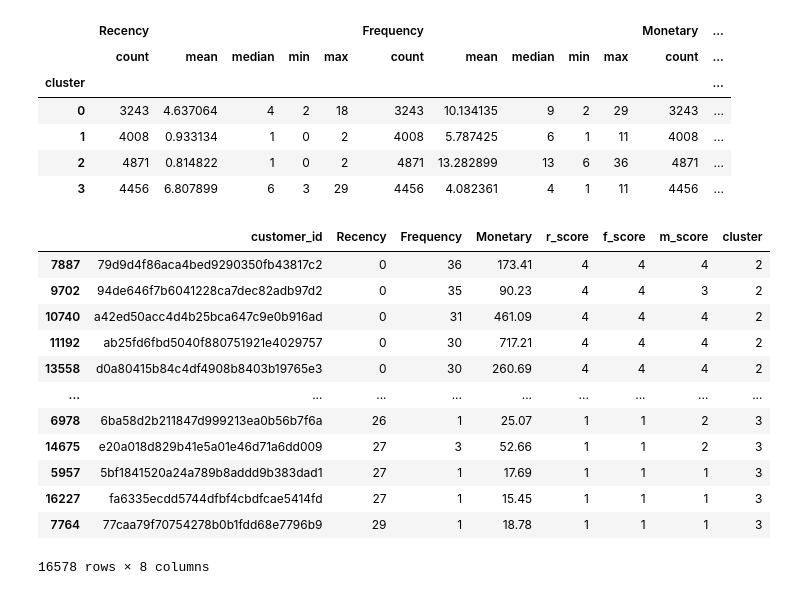
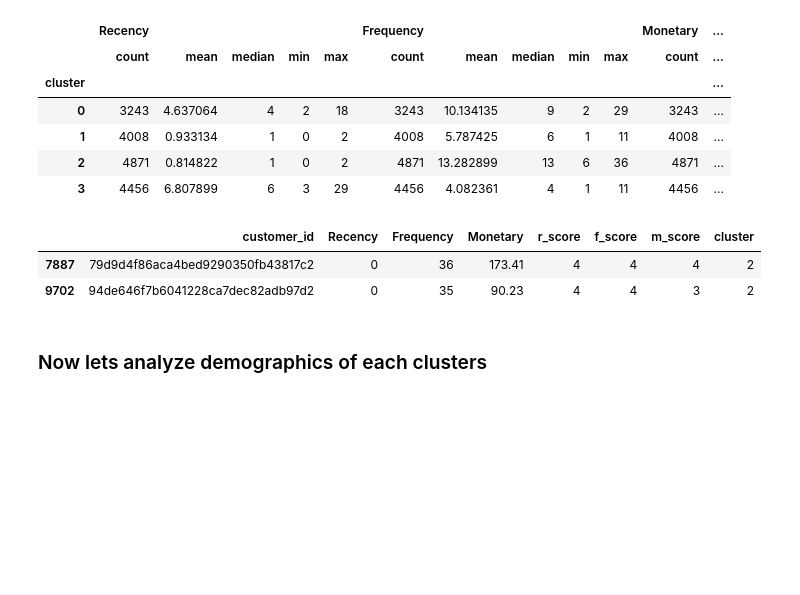
Before and after one commit to Arjunar92/Starbucks_Customer_Segmentation_Project, a Jupyter notebook: Starbucks_Capstone_Data_Exploration.ipynb, the cells around one changed output. Saved outputs shown, nothing was run; the diff lists cells and outputs as text; code cells hidden in the pictures; blank space fills up the shorter version.

```diff
--- a/Starbucks_Capstone_Data_Exploration.ipynb
+++ b/Starbucks_Capstone_Data_Exploration.ipynb
@@ -715,18 +717,10 @@ rfm_df.groupby('cluster').agg({
 | 2 | 4871 | 0.814822 | 1 | 0 | 2 | 4871 | 13.282899 | 13 | 6 | 36 | 4871 | ... |
 | 3 | 4456 | 6.807899 | 6 | 3 | 29 | 4456 | 4.082361 | 4 | 1 | 11 | 4456 | ... |
 # %%
-rfm_df
+rfm_df.head(2)
 # %% [output]
 |  | customer_id | Recency | Frequency | Monetary | r_score | f_score | m_score | cluster |
 | 7887 | 79d9d4f86aca4bed9290350fb43817c2 | 0 | 36 | 173.41 | 4 | 4 | 4 | 2 |
 | 9702 | 94de646f7b6041228ca7dec82adb97d2 | 0 | 35 | 90.23 | 4 | 4 | 3 | 2 |
-| 10740 | a42ed50acc4d4b25bca647c9e0b916ad | 0 | 31 | 461.09 | 4 | 4 | 4 | 2 |
-| 11192 | ab25fd6fbd5040f880751921e4029757 | 0 | 30 | 717.21 | 4 | 4 | 4 | 2 |
-| 13558 | d0a80415b84c4df4908b8403b19765e3 | 0 | 30 | 260.69 | 4 | 4 | 4 | 2 |
-| ... | ... | ... | ... | ... | ... | ... | ... | ... |
-| 6978 | 6ba58d2b211847d999213ea0b56b7f6a | 26 | 1 | 25.07 | 1 | 1 | 2 | 3 |
-| 14675 | e20a018d829b41e5a01e46d71a6dd009 | 27 | 3 | 52.66 | 1 | 1 | 2 | 3 |
-| 5957 | 5bf1841520a24a789b8addd9b383dad1 | 27 | 1 | 17.69 | 1 | 1 | 1 | 3 |
-| 16227 | fa6335ecdd5744dfbf4cbdfcae5414fd | 27 | 1 | 15.45 | 1 | 1 | 1 | 3 |
-| 7764 | 77caa79f70754278b0b1fdd68e7796b9 | 29 | 1 | 18.78 | 1 | 1 | 1 | 3 |
-16578 rows × 8 columns
+# %% [markdown]
+### Now lets analyze demographics of each clusters
```
Also changed, not shown: parts of 17 cells of this notebook.
